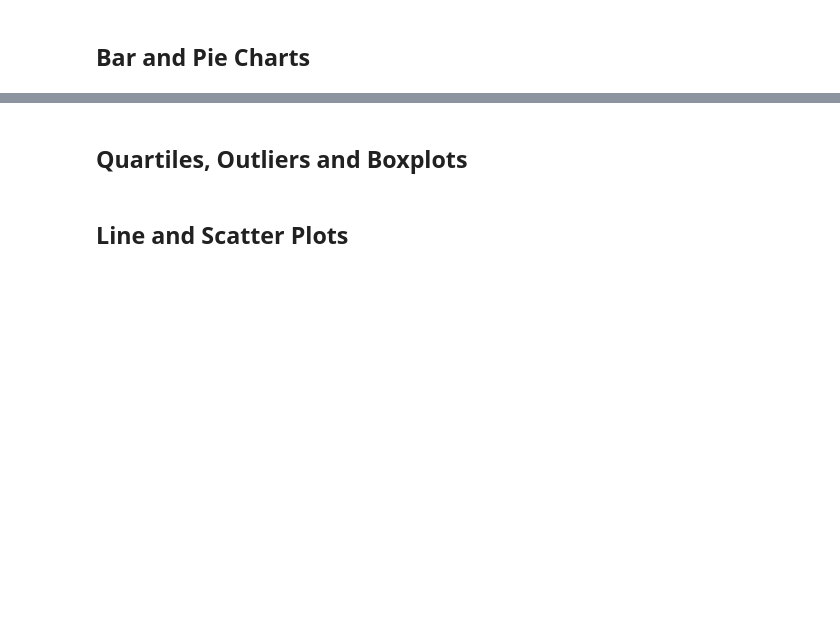
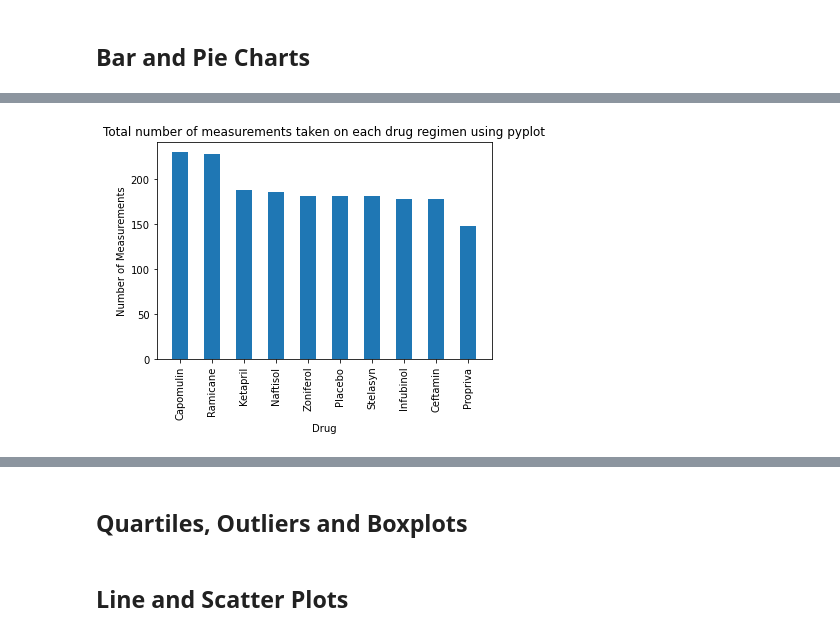
Before and after one commit to eucortes04/matplotlib-challenge, a Jupyter notebook: Pymaceuticals/pymaceuticals_starter.ipynb, the cells around one changed output, grey strips where cells are left out. Drawn from its saved outputs; the diff is of its cells as text; code cells hidden in the pictures; blank space fills up the shorter version.

```diff
--- a/Pymaceuticals/pymaceuticals_starter.ipynb
+++ b/Pymaceuticals/pymaceuticals_starter.ipynb
@@ -81,2 +112,20 @@ purchaseAgeDF = pd.DataFrame({
+# %%
+# Generate a bar plot showing the total number of measurements taken on each drug regimen using pyplot.
+#Counting the values for each drug
+pltMeasures=mouseDF['Drug Regimen'].value_counts()
+
+#plotting on bar graph
+plt.bar(pltMeasures.index,pltMeasures, width = .5)
+
+#editing lables
+plt.xlabel("Drug")
+plt.xticks(rotation = 90)
+plt.ylabel("Number of Measurements")
+plt.title("Total number of measurements taken on each drug regimen using pyplot")
+
+#clean show
+plt.show()
+# %% [output]
+[figure, added]
 # %%
 # Generate a pie plot showing the distribution of female versus male mice using pandas
```
Also changed, not shown: parts of 8 cells of this notebook.
